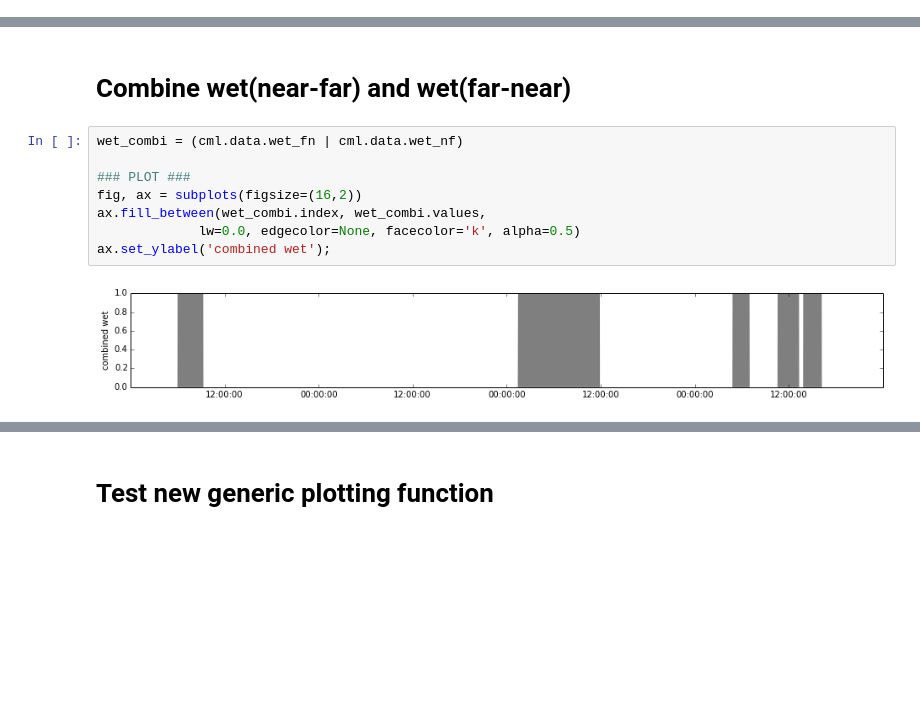
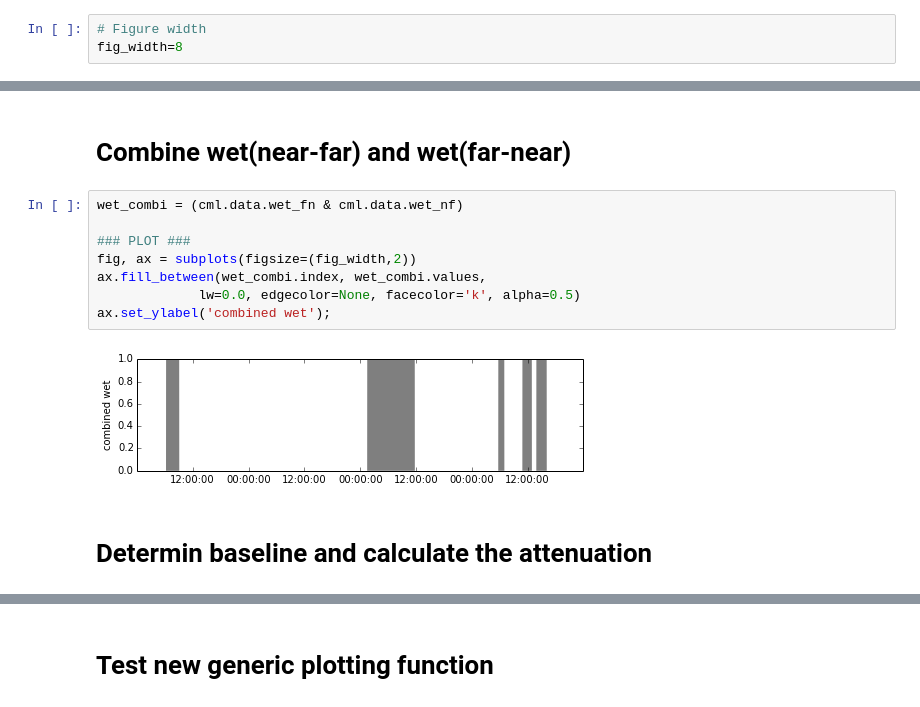
Before and after one commit to pycomlink/pycomlink, a Jupyter notebook: notebooks/example_workflow.ipynb, the cells around one changed output, grey strips where cells are left out. Drawn from its saved outputs; the diff is of its cells as text; blank space fills up the shorter version.

```diff
--- a/notebooks/example_workflow.ipynb
+++ b/notebooks/example_workflow.ipynb
@@ -9,0 +10,3 @@ import pycomlink as pycml
+# %%
+# Figure width
+fig_width=8
@@ -89,15 +97,17 @@ plot_wet_dry()
 # %% [markdown]
 # Combine wet(near-far) and wet(far-near)
 # %%
-wet_combi = (cml.data.wet_fn | cml.data.wet_nf)
+wet_combi = (cml.data.wet_fn & cml.data.wet_nf)
 
 ### PLOT ###
-fig, ax = subplots(figsize=(16,2))
+fig, ax = subplots(figsize=(fig_width,2))
 ax.fill_between(wet_combi.index, wet_combi.values,
              lw=0.0, edgecolor=None, facecolor='k', alpha=0.5)
 ax.set_ylabel('combined wet');
 # %% [output]
-[figure, old version]
+[figure, new version]
+# %% [markdown]
+# Determin baseline and calculate the attenuation
 # %%
 cml.do_baseline_determination(method='linear', wet_external=wet_combi)
 cml.calc_A()
```
Also changed, not shown: parts of 18 cells of this notebook, 3 other files.
